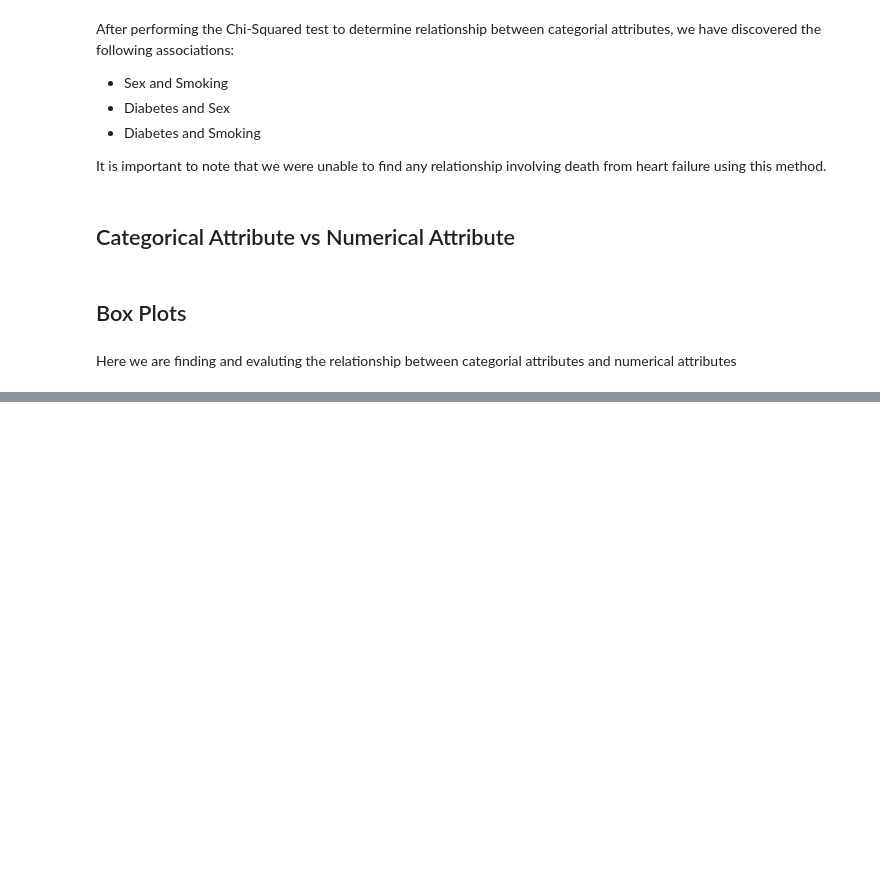
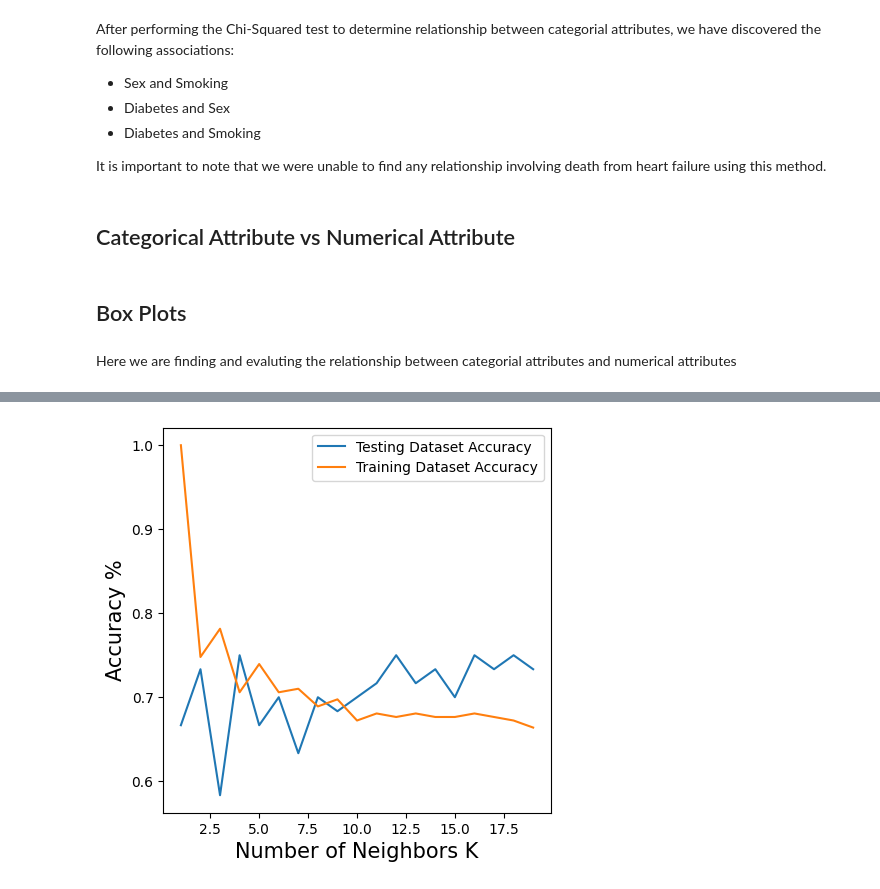
Before and after one commit to Bencp2/HeartDisease, a Jupyter notebook: HeartDiseaseAnalysis.ipynb, the cells around one changed output, grey strips where cells are left out. Cells and saved outputs as stored; diff of their text form; code cells hidden in the pictures; blank space fills up the shorter version.

```diff
--- a/HeartDiseaseAnalysis.ipynb
+++ b/HeartDiseaseAnalysis.ipynb
@@ -652,0 +701,33 @@ AttributeError: 'Axes' object has no attribute 'replace'
+# %%
+# Creates list for iterating and setting number of nearest neighbors for each KNN classifier
+k_list = list(range(1,20,1))
+
+# Splits dataset into training and test data
+X_train, X_test, y_train, y_test = train_test_split(data_clean[numeric_attributes], data_clean['death_event'], test_size=0.2, random_state=1000)
+
+# Creates arrays where accuracy of training and testing data will be stored for plotting
+train_accuracy = []
+test_accuracy = []
+
+for k in k_list:
+
+    # Instantiate KNN classifier for number of nearest neighbors k
+    knn_clf = KNeighborsClassifier(n_neighbors=k)
+
+    # Fitting the model
+    knn_clf.fit(X_train, y_train.squeeze())
+
+    # Computing and storing the accuracy of predicting both the training and testing data
+    train_accuracy.append(knn_clf.score(X_train, y_train))
+    test_accuracy.append(knn_clf.score(X_test, y_test))
+
+# Plots the results
+plt.xlabel('Number of Neighbors K', fontsize=15)
+plt.ylabel('Accuracy %', fontsize=15)
+plt.ticklabel_format(style='plain')
+plt.plot(k_list, test_accuracy, label ='Testing Dataset Accuracy')
+plt.plot(k_list, train_accuracy, label ='Training Dataset Accuracy')
+plt.legend()
+plt.show()
+# %% [output]
+[figure, added]
```
Also changed, not shown: parts of 17 cells of this notebook.
